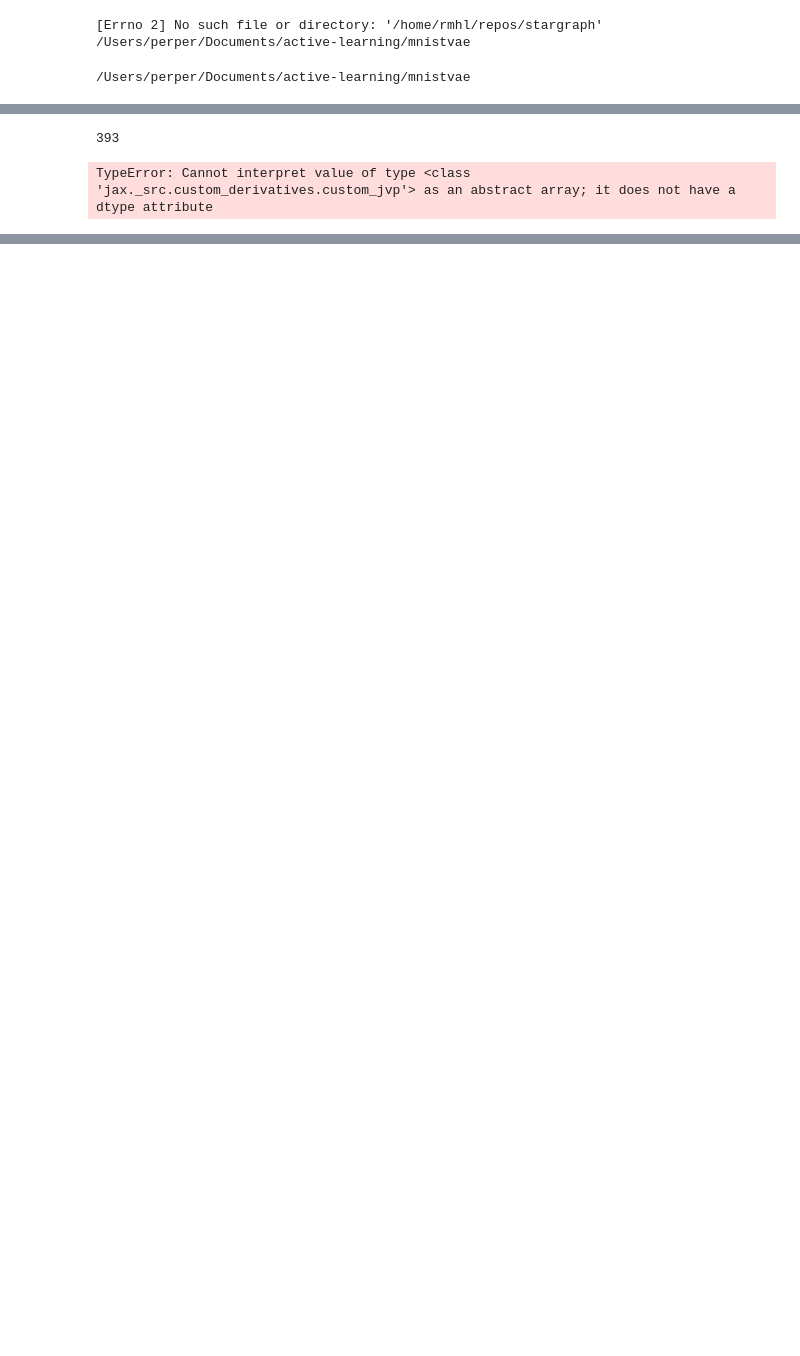
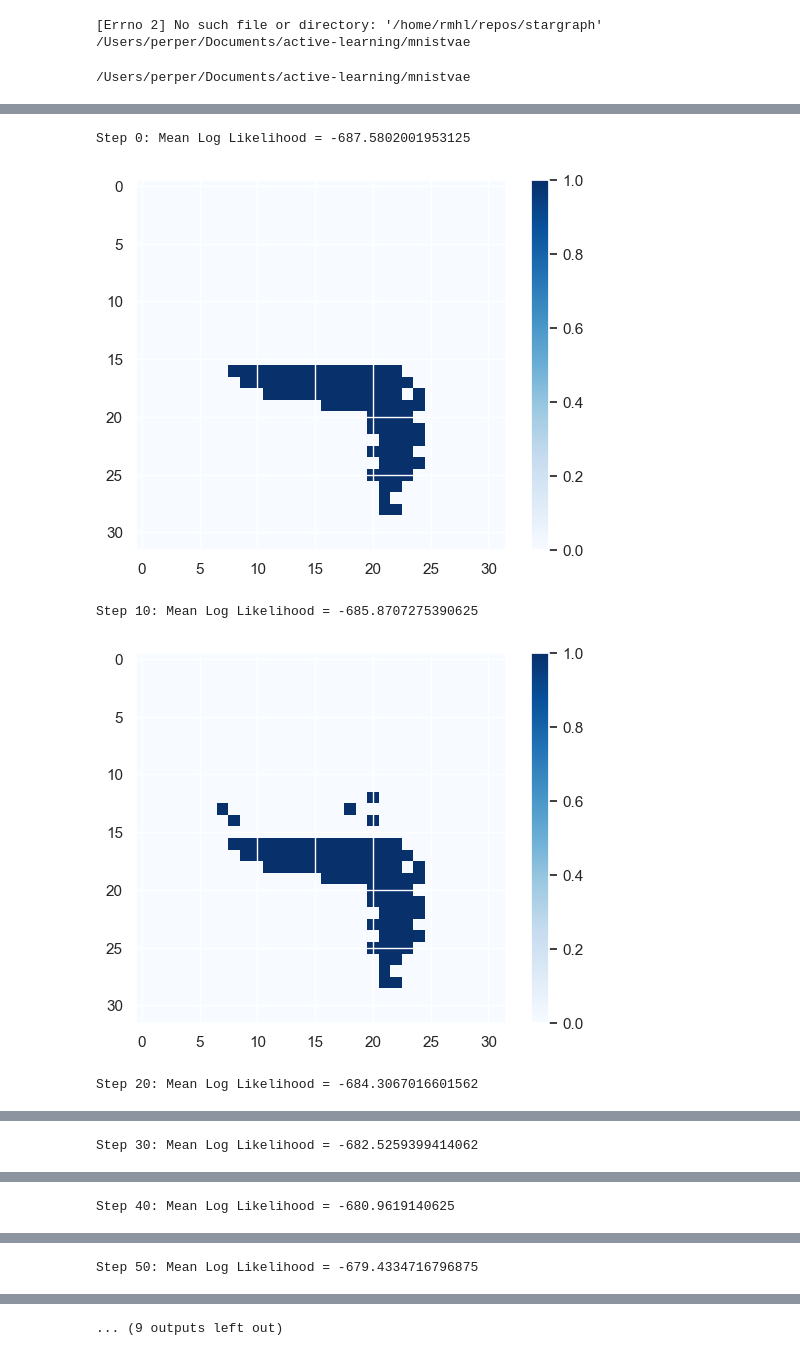
Before and after one commit to KUUUUUUUUz/active-learning, a Jupyter notebook: mnistvae/training_notebook.ipynb, the cells around one changed output, grey strips where cells are left out. Cells and saved outputs as stored; diff of their text form; code cells hidden in the pictures; blank space fills up the shorter version.

```diff
--- a/mnistvae/training_notebook.ipynb
+++ b/mnistvae/training_notebook.ipynb
@@ -190,6 +205,6 @@ for i, (k, v) in enumerate(train_metrics.items()):
 # %%
 from acquiring.sample_image import sample_a_image, get_next,update_images, binary_cross_entropy
 # %%
-BATCH_SIZE = 32
+BATCH_SIZE = 128
 
 train_dataloader = load_dataset(tfds.Split.TRAIN, BATCH_SIZE)
@@ -230,10 +247,10 @@ images_refill = pad_fn(images_refill)
 orginial_images = pad_fn(original_images)
 # %%
 #demo
-a = sample_a_image(Nz, Nx,model, orginial_images[0], key)
+model_output: ImageVAEOutput = model(images_refill[0], key=key)
+
+a = sample_a_image(Nz, Nx,model_output, model, key)
 img, msk= get_next(a, mask_observed[0],images_refill[0],orginial_images[0])
-print(np.sum(msk))
+#print(np.sum(msk))
-# %% [output]
-393
 # %%
 def update(images: jnp.ndarray, mask_observed: jnp.ndarray, rng):
@@ -245,31 +262,35 @@ def update(images: jnp.ndarray, mask_observed: jnp.ndarray, rng):
 # %%
 inital_images = images_refill
 initial_mask = mask_observed
 current_images = inital_images
 current_mask = initial_mask
 
 steps = 10  # Calculate log likelihood every 100 steps
 step_counter = 0
 max_step = 200
 recon_value = []
 step_numbers = []
 std = []
 while np.any(~mask_observed) and step_counter< max_step:
     current_images, current_mask = update(current_images, current_mask, key)
 
     if step_counter % steps == 0:
         new_log_likelihood = -binary_cross_entropy(orginial_images, current_images)
         mean_log_likelihood = jnp.mean(new_log_likelihood)
         std_likelihood = jnp.std(new_log_likelihood)
         std.append(std_likelihood)
         recon_value.append(-mean_log_likelihood)
         step_numbers.append(step_counter)
         print(f"Step {step_counter}: Mean Log Likelihood = {mean_log_likelihood}")
-    if step_counter % steps == 0 & step_counter < 100:
+    if step_counter % steps == 0 and step_counter < 100:
         plt.imshow(current_images[0], cmap='Blues', vmin=0, vmax=1)
         plt.colorbar()
         plt.show()
 
     step_counter += 1
 # %% [output]
-TypeError: Cannot interpret value of type <class 'jax._src.custom_derivatives.custom_jvp'> as an abstract array; it does not have a dtype attribute
+Step 0: Mean Log Likelihood = -687.5802001953125
+[figure, added]
+Step 10: Mean Log Likelihood = -685.8707275390625
+[figure, added]
+Step 20: Mean Log Likelihood = -684.3067016601562
@@ -275,0 +298 @@ TypeError: Cannot interpret value of type <class 'jax._src.custom_derivatives.cu
+Step 30: Mean Log Likelihood = -682.5259399414062
@@ -275,0 +300 @@ TypeError: Cannot interpret value of type <class 'jax._src.custom_derivatives.cu
+Step 40: Mean Log Likelihood = -680.9619140625
@@ -275,0 +302 @@ TypeError: Cannot interpret value of type <class 'jax._src.custom_derivatives.cu
+Step 50: Mean Log Likelihood = -679.4334716796875
@@ -276,3 +304,4 @@ TypeError: Cannot interpret value of type <class 'jax._src.custom_derivatives.cu
+... (9 outputs left out)
 # %%
 plt.plot(step_numbers, recon_value)  # Use step_numbers for the x-axis
 plt.title('Reconstruction Loss vs. Number of Steps')
```
Also changed, not shown: parts of 18 cells of this notebook, 4 other files.
